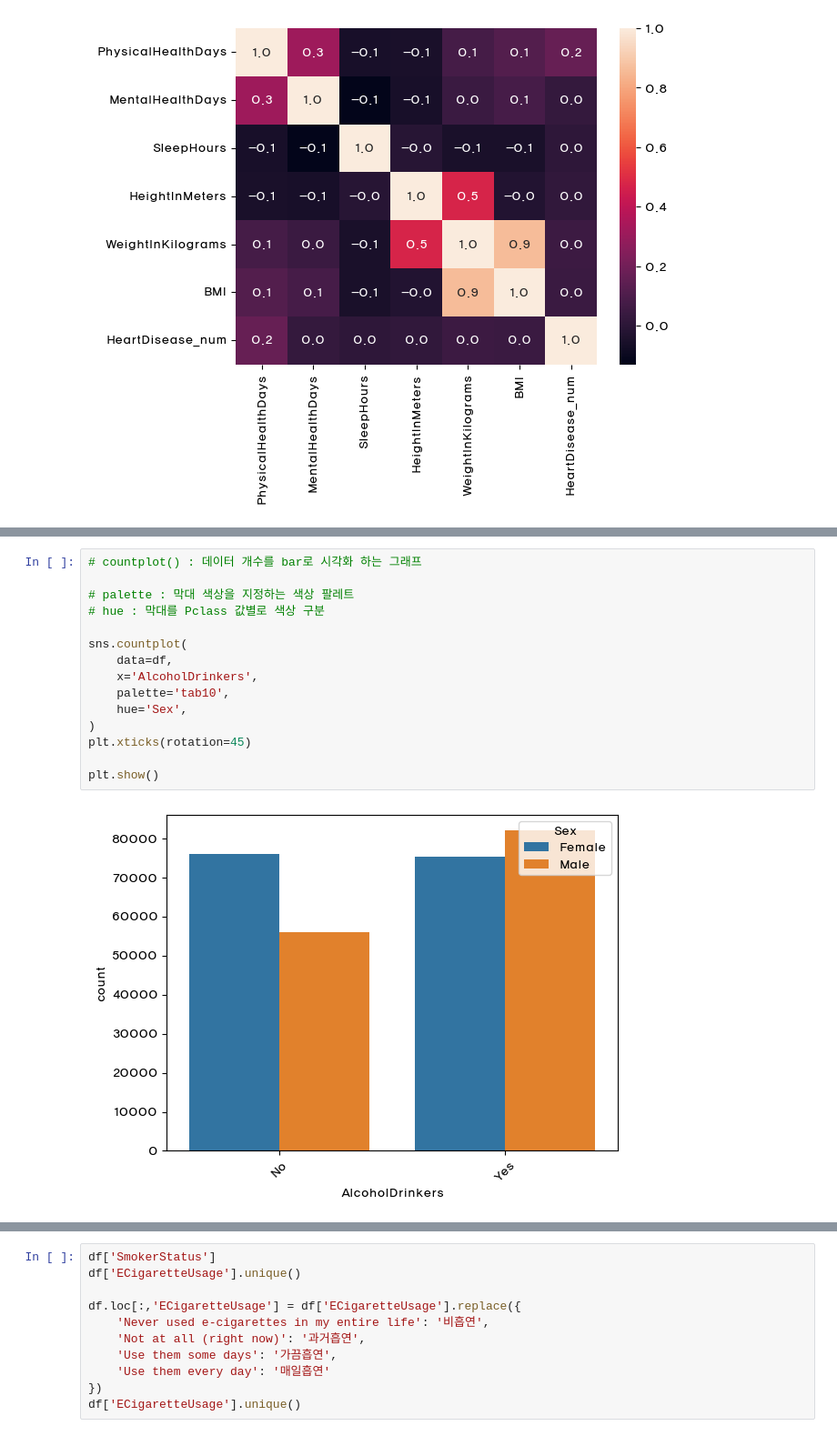
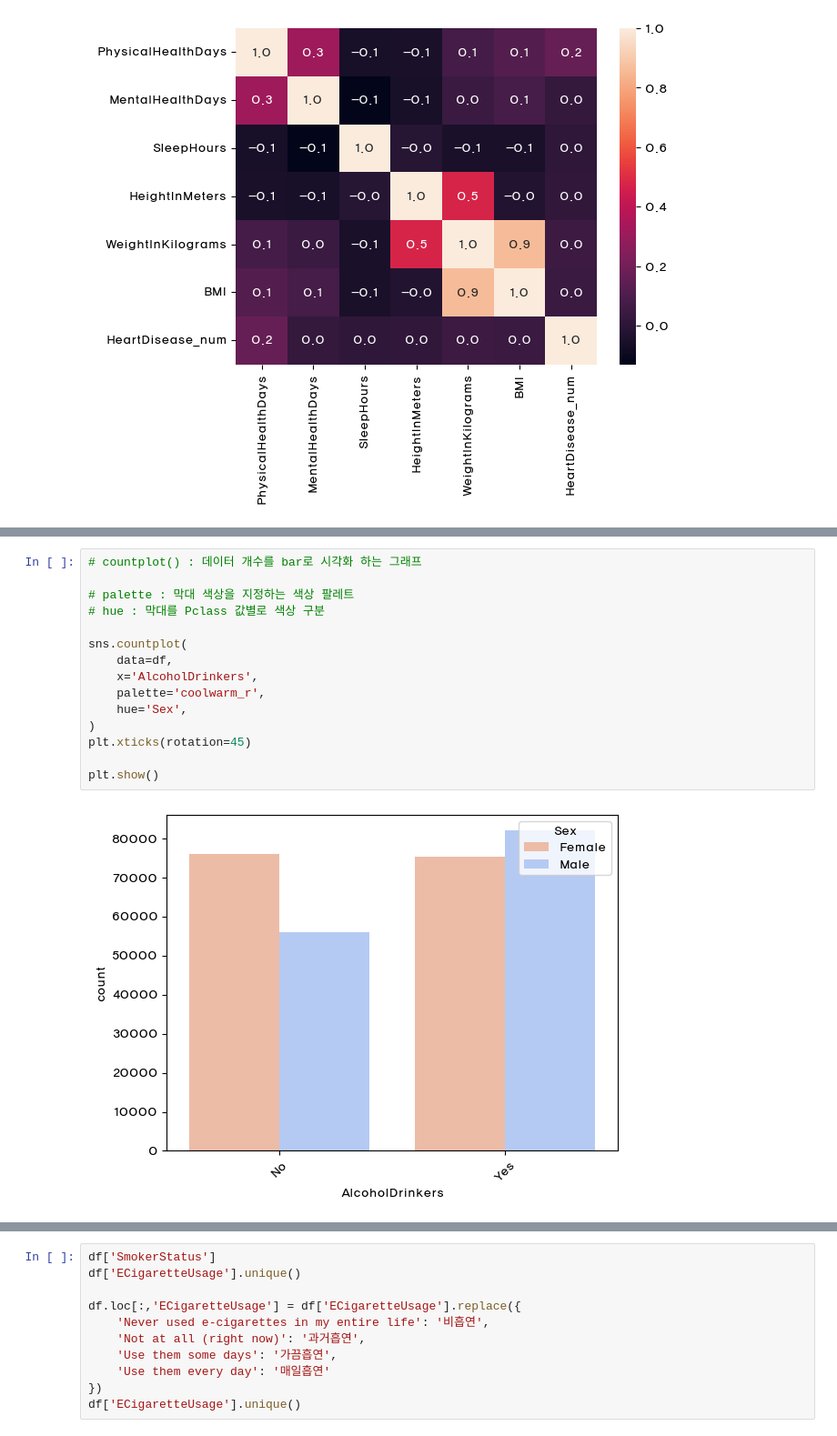
Before and after one commit to Team-3man/disease_analysis, a Jupyter notebook: heart_KSJ.ipynb, the cells around one changed output, grey strips where cells are left out. Shown at 91% size. Saved outputs shown, nothing was run; the diff lists cells and outputs as text.

```diff
--- a/heart_KSJ.ipynb
+++ b/heart_KSJ.ipynb
@@ -157,20 +158,20 @@ plt.show()
 # %%
 # countplot() : 데이터 개수를 bar로 시각화 하는 그래프
 
 # palette : 막대 색상을 지정하는 색상 팔레트
 # hue : 막대를 Pclass 값별로 색상 구분
 
 sns.countplot(
     data=df,
     x='AlcoholDrinkers',
-    palette='tab10',
+    palette='coolwarm_r',
     hue='Sex',
 )
 plt.xticks(rotation=45)
 
 plt.show()
 # %% [output]
-[figure, old version]
+[figure, new version]
 # %%
 sns.countplot(
     data=df,
```
Also changed, not shown: parts of 24 cells of this notebook.
